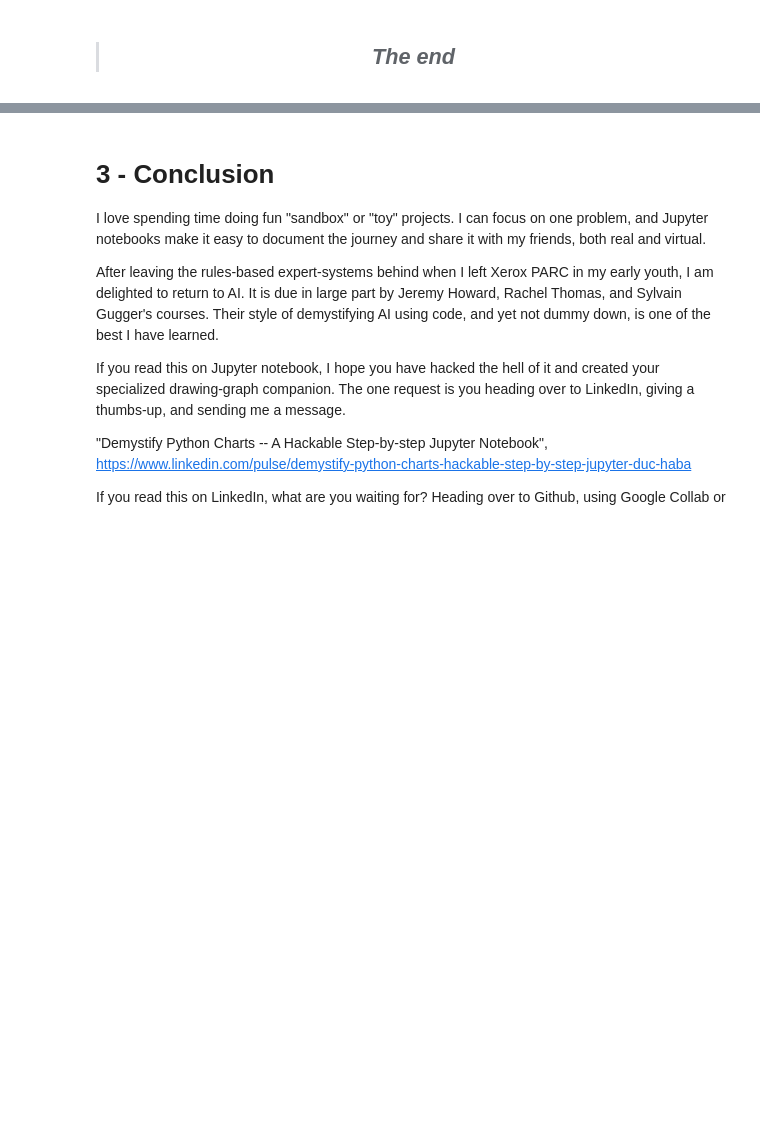
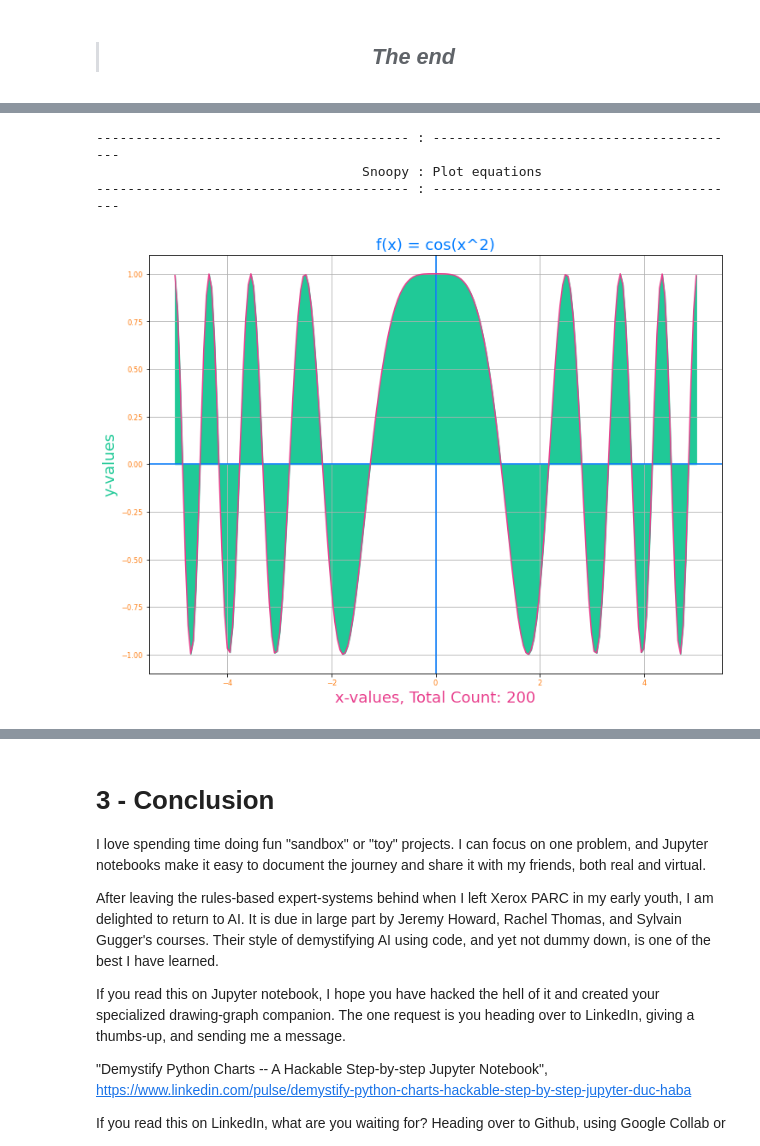
Before and after one commit to duchaba/python_graphs_p2go, a Jupyter notebook: Python_Graphs_p2go.ipynb, the cells around one changed output, grey strips where cells are left out. Cells and saved outputs as stored; diff of their text form; code cells hidden in the pictures; blank space fills up the shorter version.

```diff
--- a/Python_Graphs_p2go.ipynb
+++ b/Python_Graphs_p2go.ipynb
@@ -344,0 +482,15 @@ canvas.show()
+# %%
+# testing snoopy new trick
+snoopy._ph()
+snoopy._pp("Snoopy", "Plot equations")
+snoopy._ph()
+#
+canvas, pic = snoopy.fetch_canvas()
+coor = snoopy.fetch_data_math_equa_2(siz=200)
+snoopy.draw_graph_area(pic,coor,lab="f(x) = cos(x^2)")
+canvas.show()
+# %% [output]
+---------------------------------------- : ----------------------------------------
+                                  Snoopy : Plot equations
+---------------------------------------- : ----------------------------------------
+[figure, added]
```
Also changed, not shown: parts of 18 cells of this notebook.
